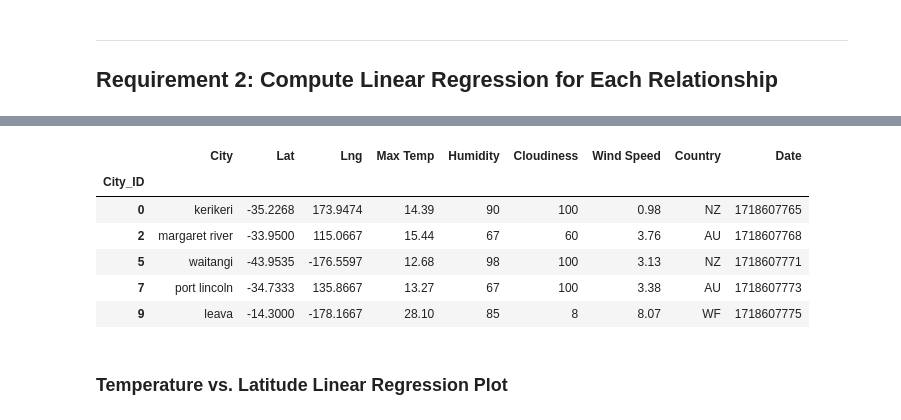
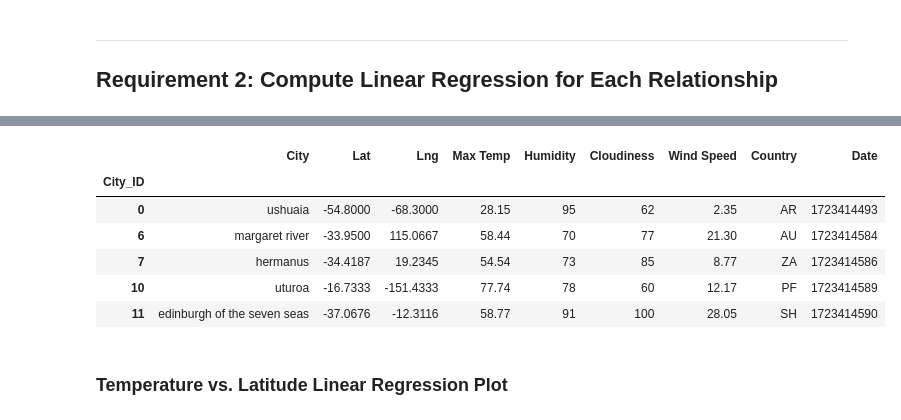
Before and after one commit to kahan17/python-api-challenge, a Jupyter notebook: WeatherPy/WeatherPy.ipynb, the cells around one changed output, grey strips where cells are left out. Drawn from its saved outputs; the diff is of its cells as text; code cells hidden in the pictures.

```diff
--- a/WeatherPy/WeatherPy.ipynb
+++ b/WeatherPy/WeatherPy.ipynb
@@ -291,16 +299,16 @@ northern_hemi_df.head()
 # %%
 # Create a DataFrame with the Southern Hemisphere data (Latitude < 0)
-# YOUR CODE HERE
+southern_hemi_df = city_data_df.loc[(city_data_df["Lat"] < 0)]
 
 # Display sample data
 southern_hemi_df.head()
 # %% [output]
 |  | City | Lat | Lng | Max Temp | Humidity | Cloudiness | Wind Speed | Country | Date |
 | City_ID |  |  |  |  |  |  |  |  |  |
-| 0 | kerikeri | -35.2268 | 173.9474 | 14.39 | 90 | 100 | 0.98 | NZ | 1718607765 |
-| 2 | margaret river | -33.9500 | 115.0667 | 15.44 | 67 | 60 | 3.76 | AU | 1718607768 |
-| 5 | waitangi | -43.9535 | -176.5597 | 12.68 | 98 | 100 | 3.13 | NZ | 1718607771 |
-| 7 | port lincoln | -34.7333 | 135.8667 | 13.27 | 67 | 100 | 3.38 | AU | 1718607773 |
-| 9 | leava | -14.3000 | -178.1667 | 28.10 | 85 | 8 | 8.07 | WF | 1718607775 |
+| 0 | ushuaia | -54.8000 | -68.3000 | 28.15 | 95 | 62 | 2.35 | AR | 1723414493 |
+| 6 | margaret river | -33.9500 | 115.0667 | 58.44 | 70 | 77 | 21.30 | AU | 1723414584 |
+| 7 | hermanus | -34.4187 | 19.2345 | 54.54 | 73 | 85 | 8.77 | ZA | 1723414586 |
+| 10 | uturoa | -16.7333 | -151.4333 | 77.74 | 78 | 60 | 12.17 | PF | 1723414589 |
+| 11 | edinburgh of the seven seas | -37.0676 | -12.3116 | 58.77 | 91 | 100 | 28.05 | SH | 1723414590 |
 # %% [markdown]
 ###  Temperature vs. Latitude Linear Regression Plot
```
Also changed, not shown: parts of 33 cells of this notebook, 4 other files.
